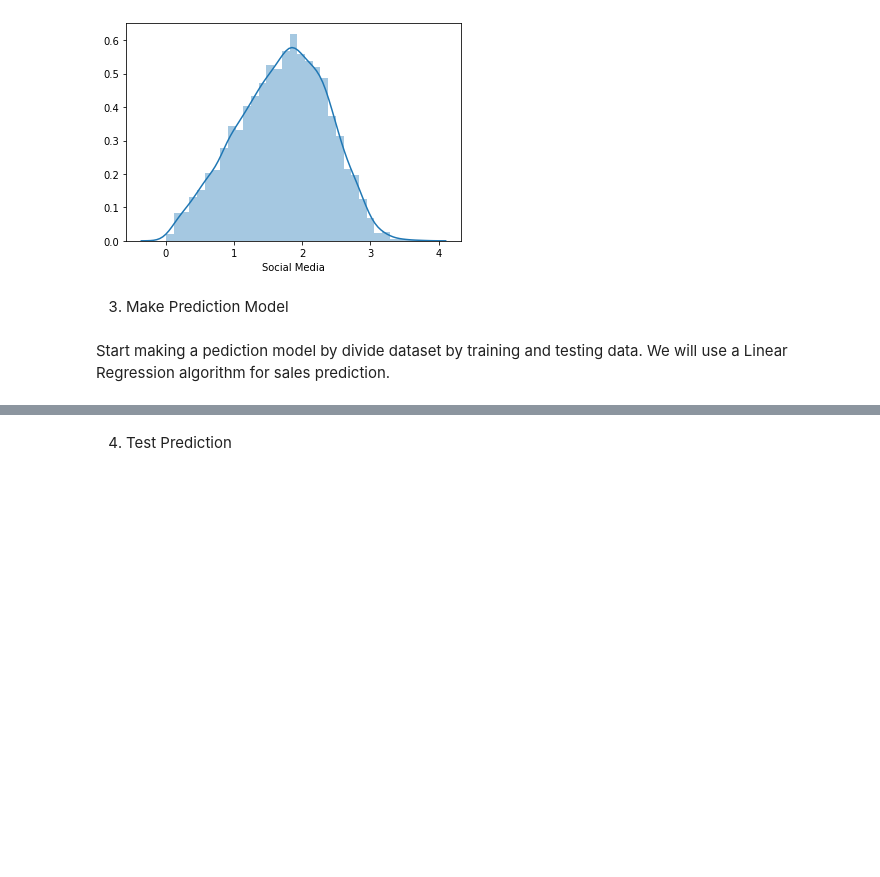
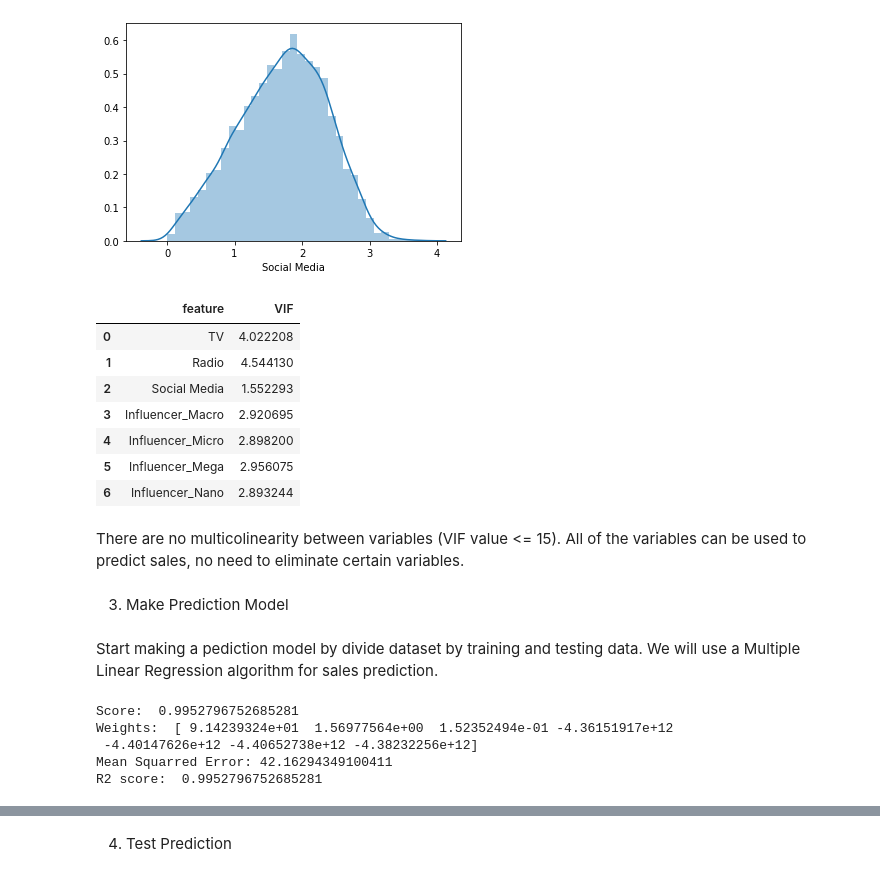
Before and after one commit to biandark/SalesPrediction, a Jupyter notebook: EDA-Marketing.ipynb, the cells around one changed output, grey strips where cells are left out. Saved outputs shown, nothing was run; the diff lists cells and outputs as text; code cells hidden in the pictures; blank space fills up the shorter version.

```diff
--- a/EDA-Marketing.ipynb
+++ b/EDA-Marketing.ipynb
@@ -215,10 +215,33 @@ sns.distplot(data_onehot["Social Media"])
 # %% [output]
 <AxesSubplot:xlabel='Social Media'>
 [figure]
+# %%
+#multicolinearity test
+from statsmodels.stats.outliers_influence import variance_inflation_factor
+
+data_onehot = data_onehot[~data_onehot.isin([np.nan, np.inf, -np.inf]).any(1)]
+X_variables = data_onehot[['TV', 'Radio', 'Social Media', 'Influencer_Macro', 'Influencer_Micro', 'Influencer_Mega', 'Influencer_Nano']]
+
+vif_data = pd.DataFrame()
+vif_data["feature"] = X_variables.columns
+vif_data["VIF"] = [variance_inflation_factor(X_variables.values, i) for i in range(len(X_variables.columns))]
+
+vif_data
+# %% [output]
+|  | feature | VIF |
+| 0 | TV | 4.022208 |
+| 1 | Radio | 4.544130 |
+| 2 | Social Media | 1.552293 |
+| 3 | Influencer_Macro | 2.920695 |
+| 4 | Influencer_Micro | 2.898200 |
+| 5 | Influencer_Mega | 2.956075 |
+| 6 | Influencer_Nano | 2.893244 |
+# %% [markdown]
+There are no multicolinearity between variables (VIF value <= 15). All of the variables can be used to predict sales, no need to eliminate certain variables.
 # %% [markdown]
 3. Make Prediction Model
 # %% [markdown]
-Start making a pediction model by divide dataset by training and testing data. We will use a Linear Regression algorithm for sales prediction.
+Start making a pediction model by divide dataset by training and testing data. We will use a Multiple Linear Regression algorithm for sales prediction.
 # %%
 #divide into training and testing
 import numpy as np
@@ -228,6 +251,33 @@ X = np.asarray(data_onehot[['TV', 'Radio', 'Social Media', 'Influencer_Macro', '
 Y = np.asarray(data_onehot['Sales'])
 
 X_train, X_test, y_train, y_test = train_test_split(X, Y, test_size=0.33, shuffle= True)
+# %%
+#make model standard linear regression for standarized data
+from sklearn.linear_model import LinearRegression
+from sklearn.metrics import r2_score, mean_squared_error, mean_absolute_error
+from sklearn.preprocessing import StandardScaler
+
+x = np.asarray(data_onehot[['TV', 'Radio', 'Social Media', 'Influencer_Macro', 'Influencer_Micro', 'Influencer_Mega', 'Influencer_Nano']])
+Y = np.asarray(data_onehot['Sales'])
+
+scale = StandardScaler()
+scaledX = scale.fit_transform(x)
+
+X_train, X_test, y_train, y_test = train_test_split(scaledX, Y, test_size=0.33, shuffle= True)
+lineReg = LinearRegression()
+lineReg.fit(X_train, y_train)
+
+lr_predict = lineReg.predict(X_test)
+print('Score: ', lineReg.score(X_test, y_test))
+print('Weights: ', lineReg.coef_)
+print("Mean Squarred Error:", mean_squared_error(y_test, lr_predict))
+print("R2 score: ", r2_score(y_test, lr_predict))
+# %% [output]
+Score:  0.9952796752685281
+Weights:  [ 9.14239324e+01  1.56977564e+00  1.52352494e-01 -4.36151917e+12
+ -4.40147626e+12 -4.40652738e+12 -4.38232256e+12]
+Mean Squarred Error: 42.16294349100411
+R2 score:  0.9952796752685281
 # %%
 #make model standard linear regression
 from sklearn.linear_model import LinearRegression
```
Also changed, not shown: parts of 4 cells of this notebook.
